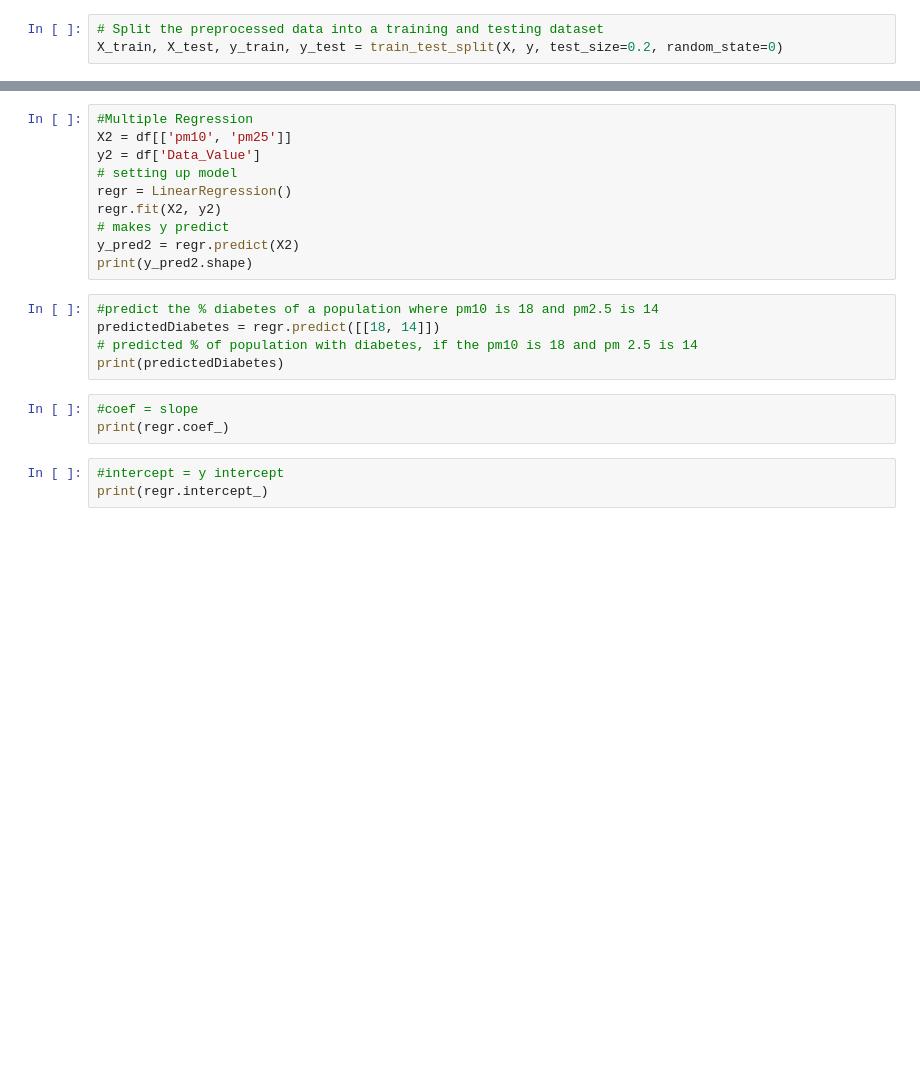
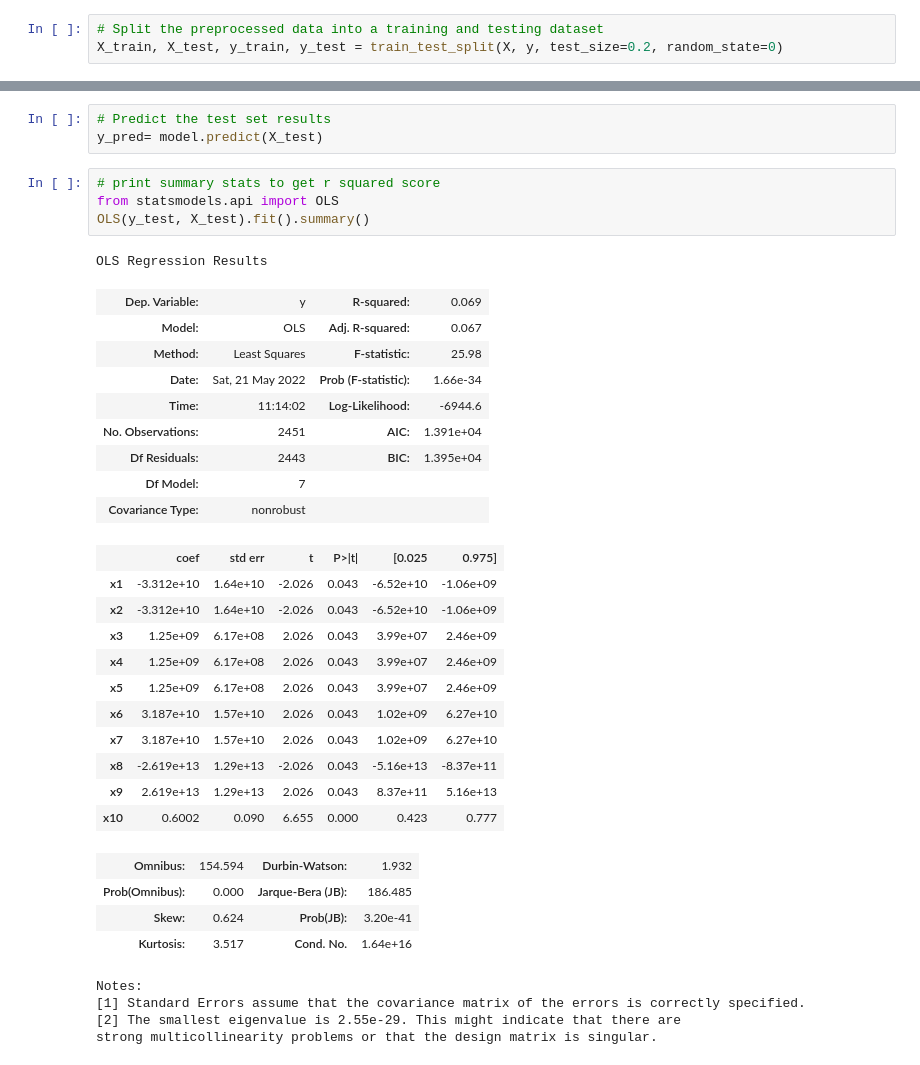
Before and after one commit to kmaluccio/group_7_project, a Jupyter notebook: Machine_learning_model.ipynb, the cells around one changed output, grey strips where cells are left out. Drawn from its saved outputs; the diff is of its cells as text; blank space fills up the shorter version.

```diff
--- a/Machine_learning_model.ipynb
+++ b/Machine_learning_model.ipynb
@@ -216,21 +210,37 @@ print(model.intercept_)
-# %%
-#Multiple Regression
-X2 = df[['pm10', 'pm25']]
-y2 = df['Data_Value']
-# setting up model
-regr = LinearRegression()
-regr.fit(X2, y2)
-# makes y predict
-y_pred2 = regr.predict(X2)
-print(y_pred2.shape)
-# %%
-#predict the % diabetes of a population where pm10 is 18 and pm2.5 is 14
-predictedDiabetes = regr.predict([[18, 14]])
-# predicted % of population with diabetes, if the pm10 is 18 and pm 2.5 is 14
-print(predictedDiabetes)
-# %%
-#coef = slope
-print(regr.coef_)
-# %%
-#intercept = y intercept
-print(regr.intercept_)
+# %%
+# Predict the test set results
+y_pred= model.predict(X_test)
+# %%
+# print summary stats to get r squared score
+from statsmodels.api import OLS
+OLS(y_test, X_test).fit().summary()
+# %% [output]
+OLS Regression Results
+| Dep. Variable: | y | R-squared: | 0.069 |
+| Model: | OLS | Adj. R-squared: | 0.067 |
+| Method: | Least Squares | F-statistic: | 25.98 |
+| Date: | Sat, 21 May 2022 | Prob (F-statistic): | 1.66e-34 |
+| Time: | 11:14:02 | Log-Likelihood: | -6944.6 |
+| No. Observations: | 2451 | AIC: | 1.391e+04 |
+| Df Residuals: | 2443 | BIC: | 1.395e+04 |
+| Df Model: | 7 |  |  |
+| Covariance Type: | nonrobust |  |  |
+|  | coef | std err | t | P>|t| | [0.025 | 0.975] |
+| x1 | -3.312e+10 | 1.64e+10 | -2.026 | 0.043 | -6.52e+10 | -1.06e+09 |
+| x2 | -3.312e+10 | 1.64e+10 | -2.026 | 0.043 | -6.52e+10 | -1.06e+09 |
+| x3 | 1.25e+09 | 6.17e+08 | 2.026 | 0.043 | 3.99e+07 | 2.46e+09 |
+| x4 | 1.25e+09 | 6.17e+08 | 2.026 | 0.043 | 3.99e+07 | 2.46e+09 |
+| x5 | 1.25e+09 | 6.17e+08 | 2.026 | 0.043 | 3.99e+07 | 2.46e+09 |
+| x6 | 3.187e+10 | 1.57e+10 | 2.026 | 0.043 | 1.02e+09 | 6.27e+10 |
+| x7 | 3.187e+10 | 1.57e+10 | 2.026 | 0.043 | 1.02e+09 | 6.27e+10 |
+| x8 | -2.619e+13 | 1.29e+13 | -2.026 | 0.043 | -5.16e+13 | -8.37e+11 |
+| x9 | 2.619e+13 | 1.29e+13 | 2.026 | 0.043 | 8.37e+11 | 5.16e+13 |
+| x10 | 0.6002 | 0.090 | 6.655 | 0.000 | 0.423 | 0.777 |
+| Omnibus: | 154.594 | Durbin-Watson: | 1.932 |
+| Prob(Omnibus): | 0.000 | Jarque-Bera (JB): | 186.485 |
+| Skew: | 0.624 | Prob(JB): | 3.20e-41 |
+| Kurtosis: | 3.517 | Cond. No. | 1.64e+16 |
+Notes:
+[1] Standard Errors assume that the covariance matrix of the errors is correctly specified.
+[2] The smallest eigenvalue is 2.55e-29. This might indicate that there are
+strong multicollinearity problems or that the design matrix is singular.
```
Also changed, not shown: parts of 22 cells of this notebook.
